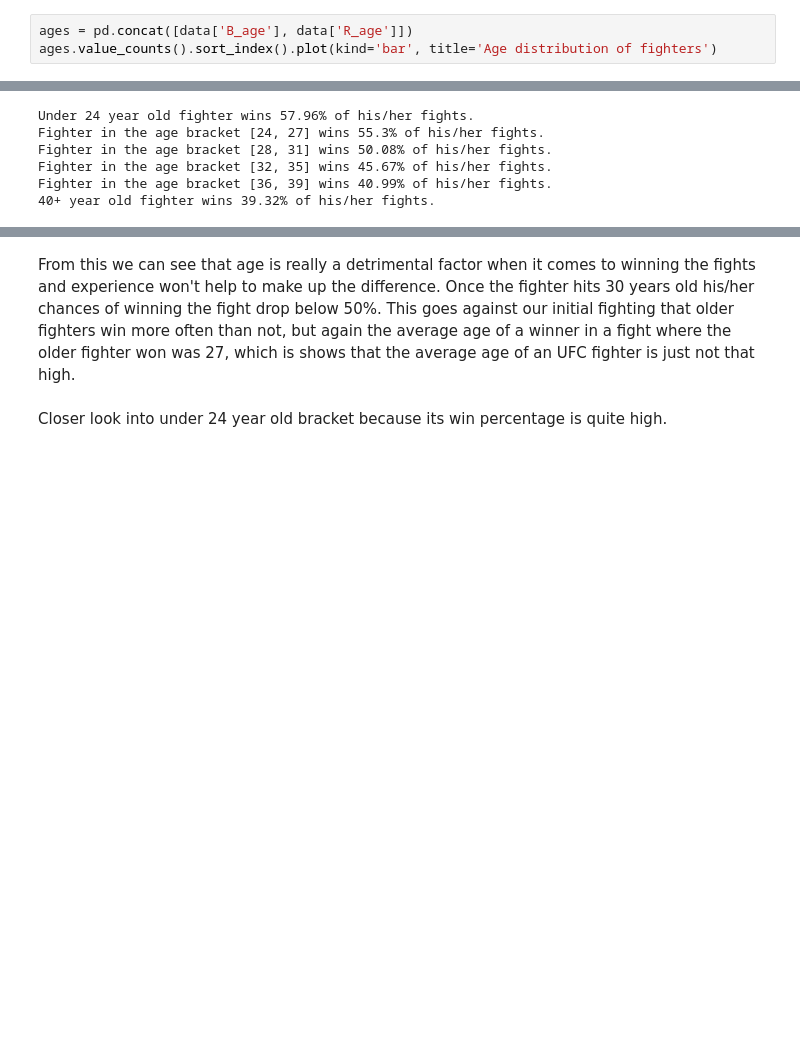
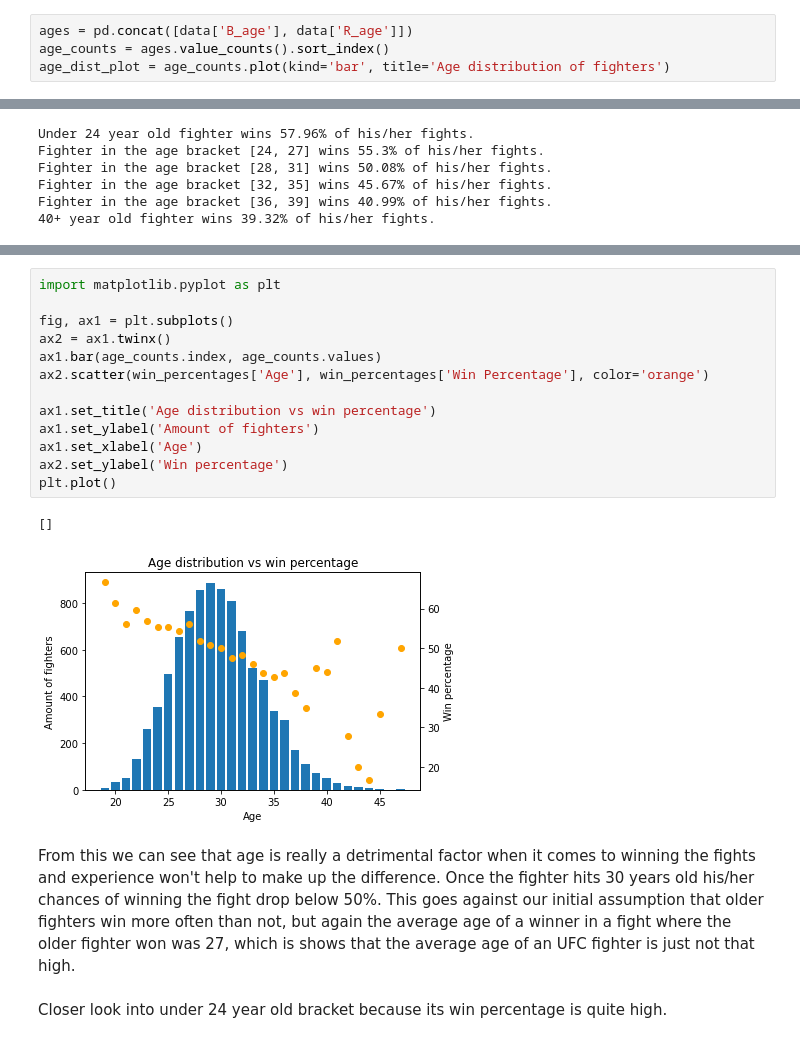
Before and after one commit to Henrik895/FightPrediction, a Jupyter notebook: Tasks/Task1/Age.ipynb, the cells around one changed output, grey strips where cells are left out. Drawn from its saved outputs; the diff is of its cells as text; blank space fills up the shorter version.

Commit message:
Added a combined plot.

```diff
--- a/Tasks/Task1/Age.ipynb
+++ b/Tasks/Task1/Age.ipynb
@@ -6,5 +6,6 @@ import pandas as pd
 data = pd.read_csv('../../data/ufc-master.csv')
 # %%
 ages = pd.concat([data['B_age'], data['R_age']])
-ages.value_counts().sort_index().plot(kind='bar', title='Age distribution of fighters')
+age_counts = ages.value_counts().sort_index()
+age_dist_plot = age_counts.plot(kind='bar', title='Age distribution of fighters')
 # %% [output]
@@ -169,6 +168,22 @@ sns.scatterplot(data=win_percentages, x="Age", y="Win Percentage")
 [figure]
+# %%
+import matplotlib.pyplot as plt
+
+fig, ax1 = plt.subplots()
+ax2 = ax1.twinx()
+ax1.bar(age_counts.index, age_counts.values)
+ax2.scatter(win_percentages['Age'], win_percentages['Win Percentage'], color='orange')
+
+ax1.set_title('Age distribution vs win percentage')
+ax1.set_ylabel('Amount of fighters')
+ax1.set_xlabel('Age')
+ax2.set_ylabel('Win percentage')
+plt.plot()
+# %% [output]
+[]
+[figure, added]
 # %% [markdown]
-From this we can see that age is really a detrimental factor when it comes to winning the fights and experience won't help to make up the difference. Once the fighter hits 30 years old his/her chances of winning the fight drop below 50%. This goes against our initial fighting that older fighters win more often than not, but again the average age of a winner in a fight where the older fighter won was 27, which is shows that the average age of an UFC fighter is just not that high.
+From this we can see that age is really a detrimental factor when it comes to winning the fights and experience won't help to make up the difference. Once the fighter hits 30 years old his/her chances of winning the fight drop below 50%. This goes against our initial assumption that older fighters win more often than not, but again the average age of a winner in a fight where the older fighter won was 27, which is shows that the average age of an UFC fighter is just not that high.
 # %% [markdown]
 Closer look into under 24 year old bracket because its win percentage is quite high.
 # %%
```
Also changed, not shown: parts of 2 cells of this notebook.
